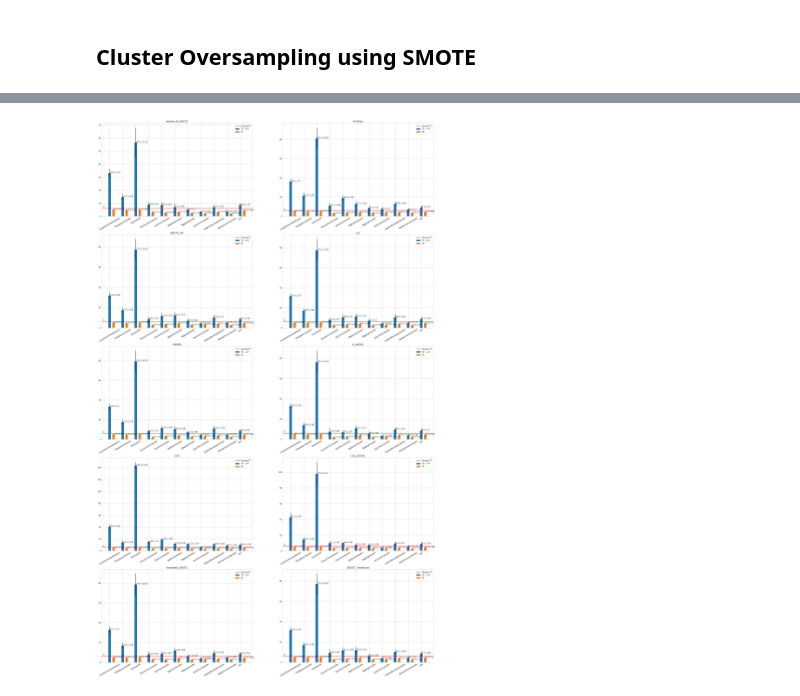
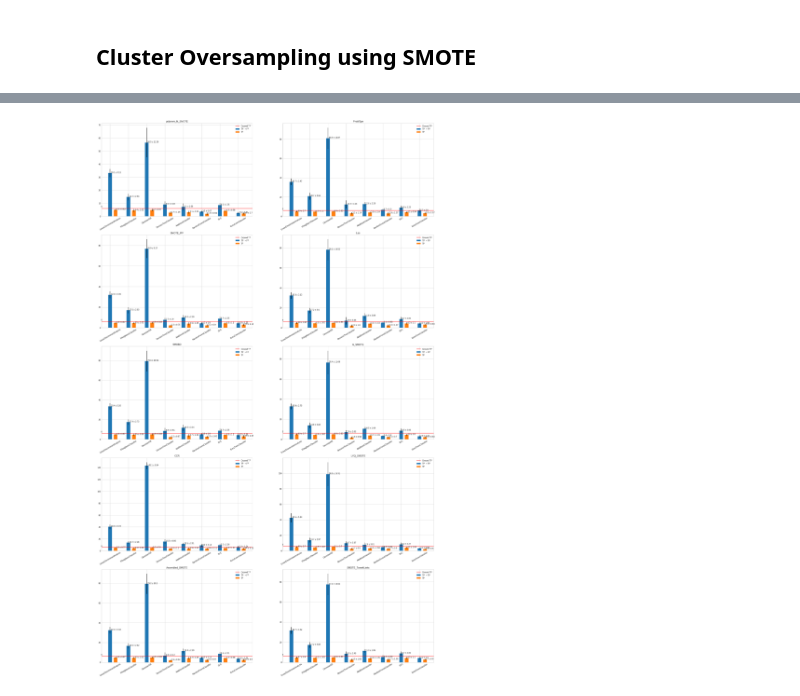
Before and after one commit to nicolaspascual/point-cloud-learn, a Jupyter notebook: notebooks/15-SMOTE-VARIANTS-CV.ipynb, the cells around one changed output, grey strips where cells are left out. Cells and saved outputs as stored; diff of their text form; code cells hidden in the pictures.

```diff
--- a/notebooks/15-SMOTE-VARIANTS-CV.ipynb
+++ b/notebooks/15-SMOTE-VARIANTS-CV.ipynb
@@ -24,8 +24,8 @@ from sklearn.ensemble import (AdaBoostClassifier, BaggingClassifier, ExtraTreesC
 from sklearn.svm import SVC
 models = [
     LinearDiscriminantAnalysis, KNeighborsClassifier, GaussianNB,
-    DecisionTreeClassifier, ExtraTreeClassifier, AdaBoostClassifier, BaggingClassifier,
-    ExtraTreesClassifier, GradientBoostingClassifier, RandomForestClassifier, VotingClassifier, SVC
+    DecisionTreeClassifier, AdaBoostClassifier,
+    RandomForestClassifier, SVC, ExtraTreesClassifier
 ]
 # %%
 import smote_variants as sv
@@ -128,23 +132,39 @@ def extract_statistics(bar_plot):
     return tp_tfs, tp_tfs_err, tps, tps_err, f1s, f1s_err
 # %%
 from src.utils.visualization import plot_trues
+import pickle
 plt.rcParams["figure.figsize"] = (30,50)
 
 for i, bar_plot in enumerate(bar_plots):
     name = bar_plot
     bar_plot = bar_plots[name]
+
+    tp_tfs, tp_tfs_err, tps, tps_err, *_ = extract_statistics(bar_plot)
+
+    with open(f'{name}.pickle', 'wb') as fh:
+        pickle.dump(
+            {
+                'ground_truth': bar_plot[0][0][3],
+                'tp_tfs': tp_tfs,
+                'tp_tfs_err': tp_tfs_err,
+                'tps': tps,
+                'tps_err': tps_err,
+                'labels': [e[0] for e in bar_plot[0]]
+            }, fh
+        )
+
+
     plt.subplot(5,2,i+1)
     plt.title(name)
 
-    tp_tfs, tp_tfs_err, tps, tps_err, *_ = extract_statistics(bar_plot)
     ground_truth = bar_plot[0][0][3]
     labels = [e[0] for e in bar_plot[0]]
     plot_trues(
         tps=tps, tps_tfs=tp_tfs, gt=ground_truth,
         labels=labels, tps_err=tps_err, tps_tfs_err=tp_tfs_err
     )
 # %% [output]
-[figure, old version]
+[figure, new version]
 # %%
 for i, bar_plot in enumerate(bar_plots):
     plt.subplot(5,2,i+1)
```
Also changed, not shown: parts of 3 cells of this notebook, 34 other files.
